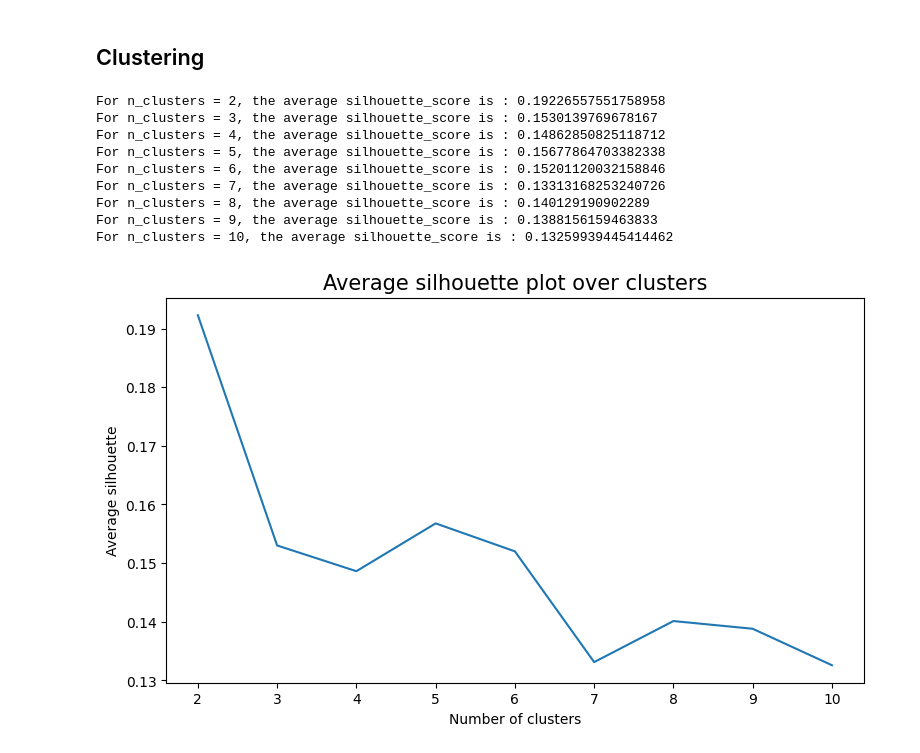
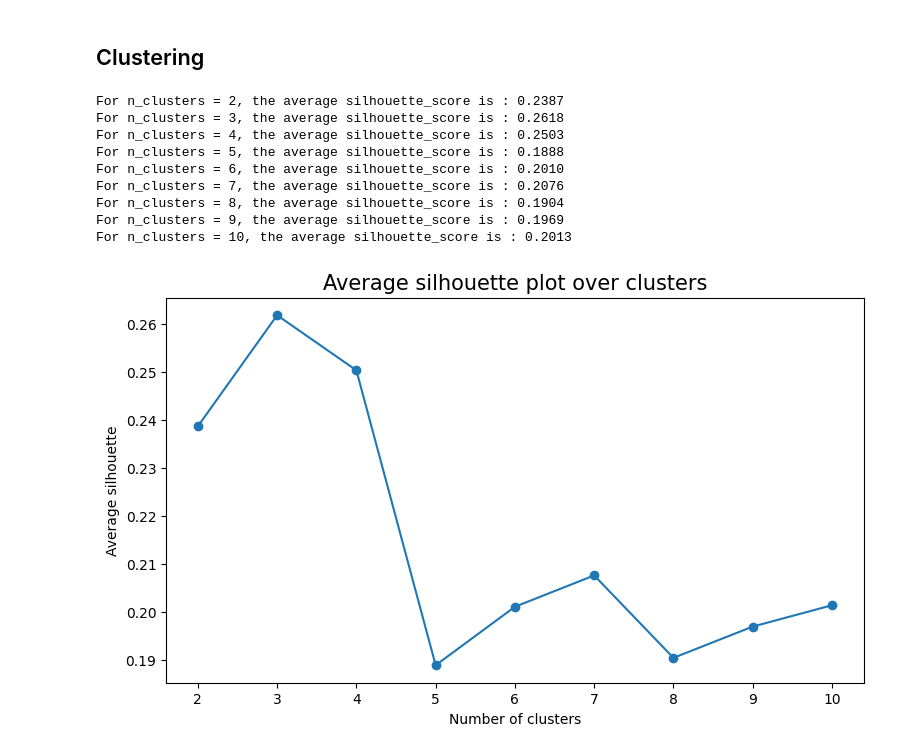
Before and after one commit to lucasdmcax/data_mining, a Jupyter notebook: Group20_EDA_Clustering.ipynb, the cells around one changed output. Cells and saved outputs as stored; diff of their text form; code cells hidden in the pictures.

```diff
--- a/Group20_EDA_Clustering.ipynb
+++ b/Group20_EDA_Clustering.ipynb
@@ -352,12 +382,17 @@ plt.show()
 To identify anomalous customer behavior, the DBSCAN algorithm was applied to the scaled feature space. In this project, DBSCAN is used exclusively for outlier detection, not for final customer segmentation.
 # %%
 # Use model_df as X_scaled (Loyalty# is now the index)
-X_scaled = model_df
 dbscan = DBSCAN(eps=1.9, min_samples=20, n_jobs=1)
-dbscan_labels = dbscan.fit_predict(X_scaled)
+dbscan_labels = dbscan.fit_predict(model_df)
 
 outlier_count = Counter(dbscan_labels)
 print(f"DBSCAN results: {outlier_count}")
 print(f"Outliers detected: {outlier_count.get(-1, 0)}")
 print(f"Core customers: {outlier_count.get(0, 0)}")
+
+core_mask = (dbscan_labels != -1)
+
+model_df_clipped = model_df[core_mask]
+
+print(f"Core customers kept: {len(model_df_clipped):,}")
 # %% [output]
@@ -379,7 +407,6 @@ DBSCAN successfully identified a small proportion of anomalous customers (~5%),
 # %% [markdown]
 ## Clustering
 # %%
-inertias = []
 silhouettes = []
 K = range(2, 11)
 
@@ -390,31 +417,28 @@ for k in K:
         random_state=42,
         n_init=20
     )
-    labels = kmeans.fit_predict(X_scaled)
+    labels = kmeans.fit_predict(model_df_clipped)
 
-    inertias.append(kmeans.inertia_)
-    sil = silhouette_score(X_scaled, labels)
+    sil = silhouette_score(model_df_clipped, labels)
     silhouettes.append(sil)
 
-    print(f"For n_clusters = {k}, the average silhouette_score is : {sil}")
+    print(f"For n_clusters = {k}, the average silhouette_score is : {sil:.4f}")
 # %% [output]
-For n_clusters = 2, the average silhouette_score is : 0.19226557551758958
-For n_clusters = 3, the average silhouette_score is : 0.1530139769678167
-For n_clusters = 4, the average silhouette_score is : 0.14862850825118712
-For n_clusters = 5, the average silhouette_score is : 0.15677864703382338
-For n_clusters = 6, the average silhouette_score is : 0.15201120032158846
-For n_clusters = 7, the average silhouette_score is : 0.13313168253240726
-For n_clusters = 8, the average silhouette_score is : 0.140129190902289
-For n_clusters = 9, the average silhouette_score is : 0.1388156159463833
-For n_clusters = 10, the average silhouette_score is : 0.13259939445414462
+For n_clusters = 2, the average silhouette_score is : 0.2387
+For n_clusters = 3, the average silhouette_score is : 0.2618
+For n_clusters = 4, the average silhouette_score is : 0.2503
+For n_clusters = 5, the average silhouette_score is : 0.1888
+For n_clusters = 6, the average silhouette_score is : 0.2010
+For n_clusters = 7, the average silhouette_score is : 0.2076
+For n_clusters = 8, the average silhouette_score is : 0.1904
+For n_clusters = 9, the average silhouette_score is : 0.1969
+For n_clusters = 10, the average silhouette_score is : 0.2013
 # %%
-plt.figure(figsize=(9,5))
-
-plt.plot(list(K), silhouettes)
-
+plt.figure(figsize=(9, 5))
+plt.plot(K, silhouettes, marker='o')
 plt.ylabel("Average silhouette")
 plt.xlabel("Number of clusters")
 plt.title("Average silhouette plot over clusters", size=15)
 plt.show()
 # %% [output]
-[figure, old version]
+[figure, new version]
```
Also changed, not shown: parts of 12 cells of this notebook.
